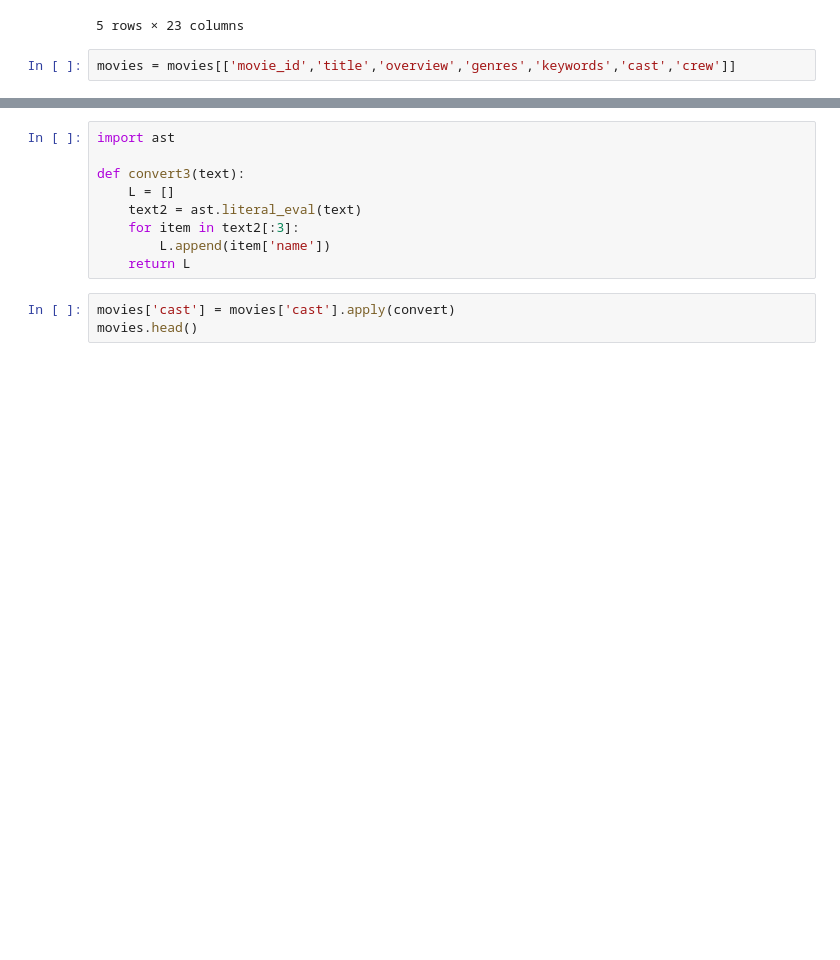
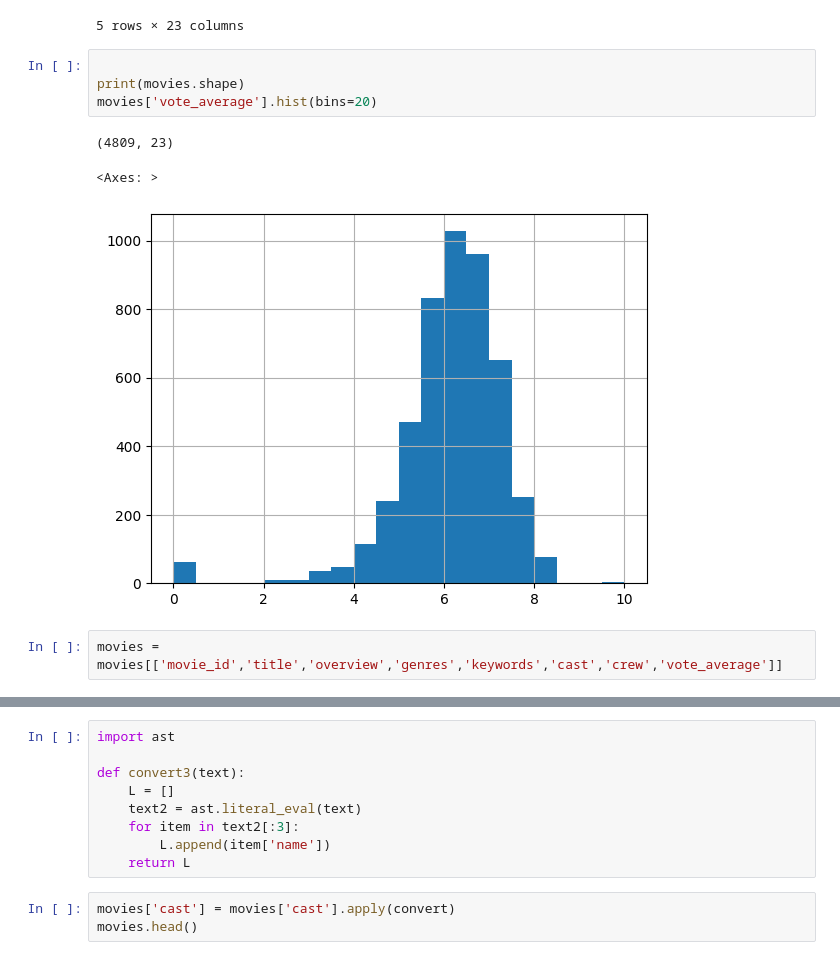
Before and after one commit to aadityakymar/Machine-Learning-Projects, a Jupyter notebook: Movie recommender/Untitled.ipynb, the cells around one changed output, grey strips where cells are left out. Saved outputs shown, nothing was run; the diff lists cells and outputs as text; blank space fills up the shorter version.

```diff
--- a/Movie recommender/Untitled.ipynb
+++ b/Movie recommender/Untitled.ipynb
@@ -39,8 +39,16 @@ movies.head()
 | 3 | 250000000 | [{"id": 28, "name": "Action"}, {"... | http://www.thedarkknightrises.com/ | 49026 | [{"id": 849, "name": "dc comics"}... | en | The Dark Knight Rises | Following the death of District A... | ... |
 | 4 | 260000000 | [{"id": 28, "name": "Action"}, {"... | http://movies.disney.com/john-carter | 49529 | [{"id": 818, "name": "based on no... | en | John Carter | John Carter is a war-weary, forme... | ... |
 5 rows × 23 columns
+# %%
+
+print(movies.shape)
+movies['vote_average'].hist(bins=20)
+# %% [output]
+(4809, 23)
+<Axes: >
+[figure, added]
 # %%
-movies = movies[['movie_id','title','overview','genres','keywords','cast','crew']]
+movies = movies[['movie_id','title','overview','genres','keywords','cast','crew','vote_average']]
 # %%
 movies.shape
 # %% [output]
```
Also changed, not shown: parts of 13 cells of this notebook, 3 other files.
